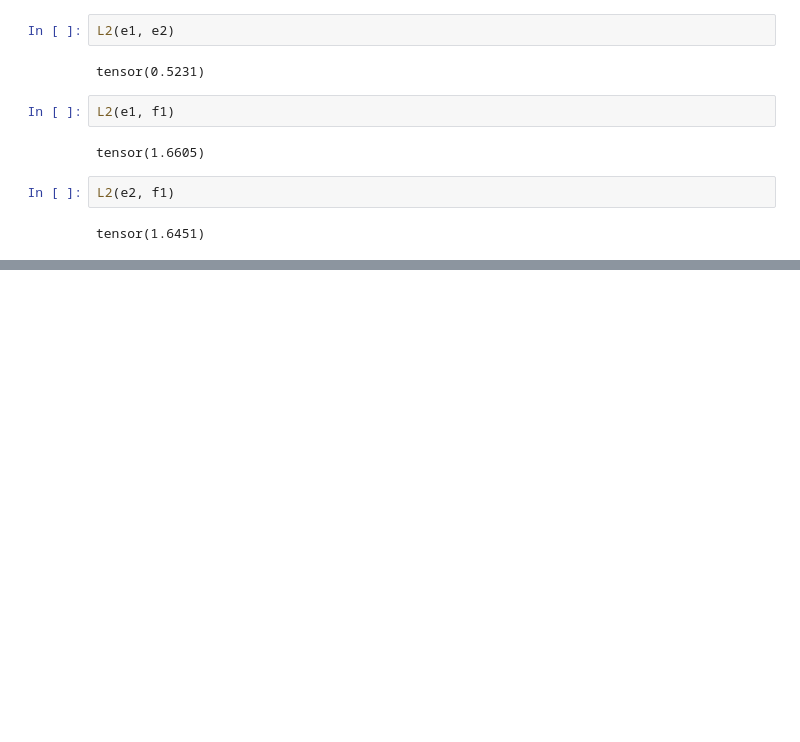
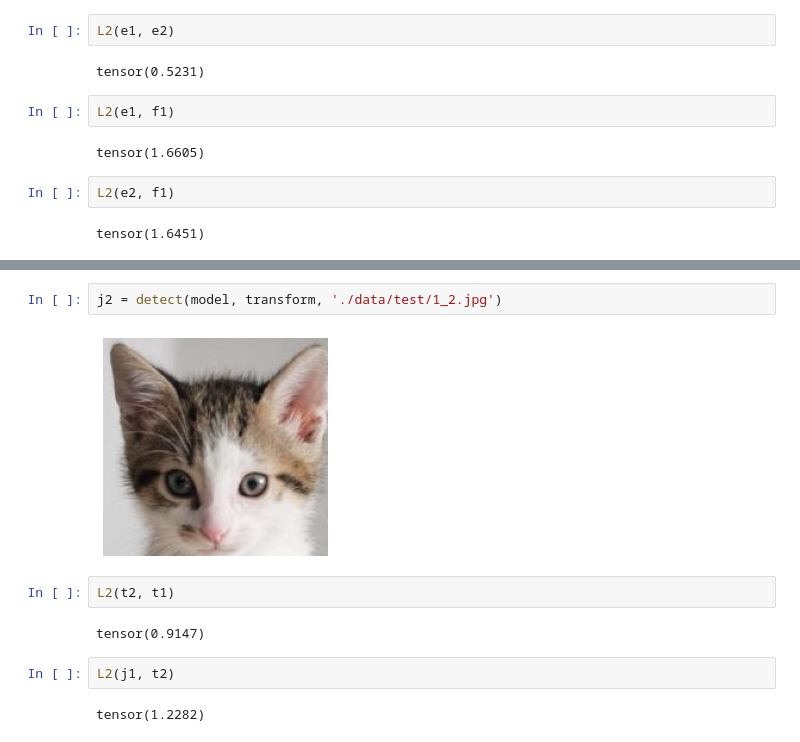
Before and after one commit to tokudayo/NekoNet, a Jupyter notebook: verify.ipynb, the cells around one changed output, grey strips where cells are left out. Saved outputs shown, nothing was run; the diff lists cells and outputs as text; blank space fills up the shorter version.

```diff
--- a/verify.ipynb
+++ b/verify.ipynb
@@ -54,0 +67,12 @@ tensor(1.6451)
+# %%
+j2 = detect(model, transform, './data/test/1_2.jpg')
+# %% [output]
+[figure, added]
+# %%
+L2(t2, t1)
+# %% [output]
+tensor(0.9147)
+# %%
+L2(j1, t2)
+# %% [output]
+tensor(1.2282)
```
Also changed, not shown: parts of 6 cells of this notebook.
